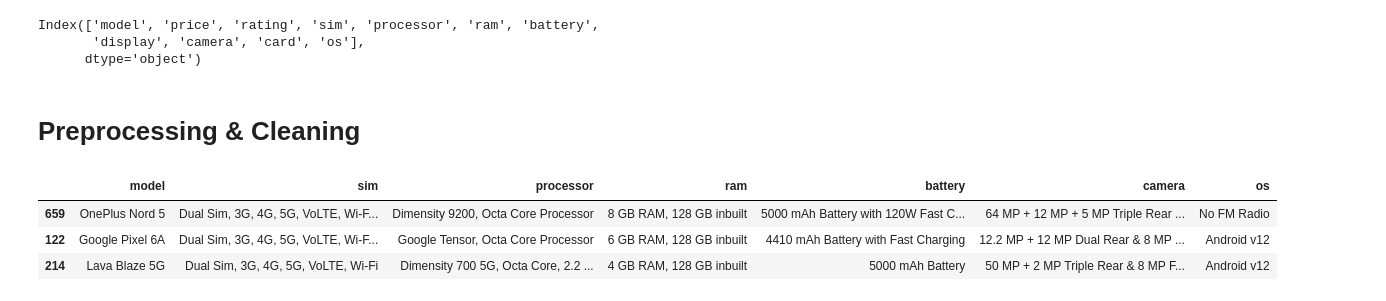
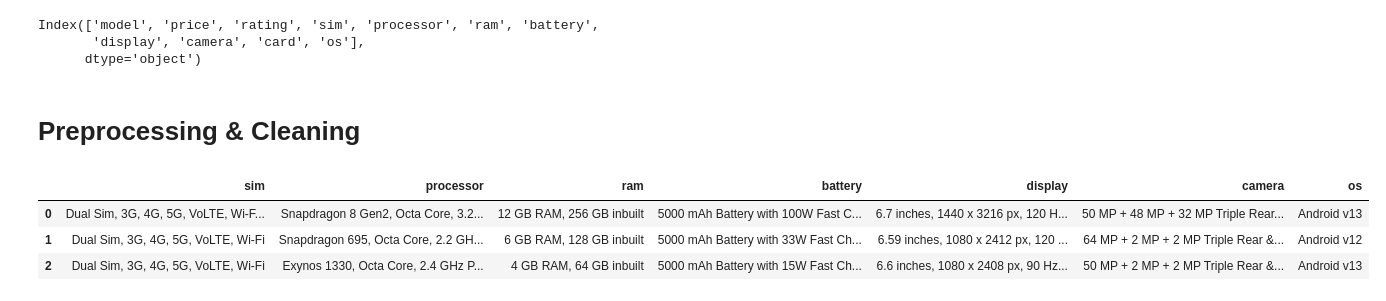
Before and after one commit to LimitMax/Mandat, a Jupyter notebook: mandat.ipynb, the cells around one changed output. Drawn from its saved outputs; the diff is of its cells as text; code cells hidden in the pictures.

```diff
--- a/mandat.ipynb
+++ b/mandat.ipynb
@@ -76,17 +76,17 @@ Index(['model', 'price', 'rating', 'sim', 'processor', 'ram', 'battery',
 # Preprocessing & Cleaning
 # %%
 # hapus fitur yang tidak perlu
-df.drop(['rating','display','card','price'], axis=1, inplace=True)
+df.drop(['rating','card','price','model'], axis=1, inplace=True)
 # %%
 # hapus missing value
 df.dropna(inplace=True)
 # %%
-df.sample(3)
+df.head(3)
 # %% [output]
-|  | model | sim | processor | ram | battery | camera | os |
-| 659 | OnePlus Nord 5 | Dual Sim, 3G, 4G, 5G, VoLTE, Wi-F... | Dimensity 9200, Octa Core Processor | 8 GB RAM, 128 GB inbuilt | 5000 mAh Battery with 120W Fast C... | 64 MP + 12 MP + 5 MP Triple Rear ... | No FM Radio |
-| 122 | Google Pixel 6A | Dual Sim, 3G, 4G, 5G, VoLTE, Wi-F... | Google Tensor, Octa Core Processor | 6 GB RAM, 128 GB inbuilt | 4410 mAh Battery with Fast Charging | 12.2 MP + 12 MP Dual Rear & 8 MP ... | Android v12 |
-| 214 | Lava Blaze 5G | Dual Sim, 3G, 4G, 5G, VoLTE, Wi-Fi | Dimensity 700 5G, Octa Core, 2.2 ... | 4 GB RAM, 128 GB inbuilt | 5000 mAh Battery | 50 MP + 2 MP Triple Rear & 8 MP F... | Android v12 |
+|  | sim | processor | ram | battery | display | camera | os |
+| 0 | Dual Sim, 3G, 4G, 5G, VoLTE, Wi-F... | Snapdragon 8 Gen2, Octa Core, 3.2... | 12 GB RAM, 256 GB inbuilt | 5000 mAh Battery with 100W Fast C... | 6.7 inches, 1440 x 3216 px, 120 H... | 50 MP + 48 MP + 32 MP Triple Rear... | Android v13 |
+| 1 | Dual Sim, 3G, 4G, 5G, VoLTE, Wi-Fi | Snapdragon 695, Octa Core, 2.2 GH... | 6 GB RAM, 128 GB inbuilt | 5000 mAh Battery with 33W Fast Ch... | 6.59 inches, 1080 x 2412 px, 120 ... | 64 MP + 2 MP + 2 MP Triple Rear &... | Android v12 |
+| 2 | Dual Sim, 3G, 4G, 5G, VoLTE, Wi-Fi | Exynos 1330, Octa Core, 2.4 GHz P... | 4 GB RAM, 64 GB inbuilt | 5000 mAh Battery with 15W Fast Ch... | 6.6 inches, 1080 x 2408 px, 90 Hz... | 50 MP + 2 MP + 2 MP Triple Rear &... | Android v13 |
 # %%
 # encoding kategori dengan scikit-learn
 from sklearn.preprocessing import LabelEncoder
```
Also changed, not shown: parts of 10 cells of this notebook, 1 other file.
